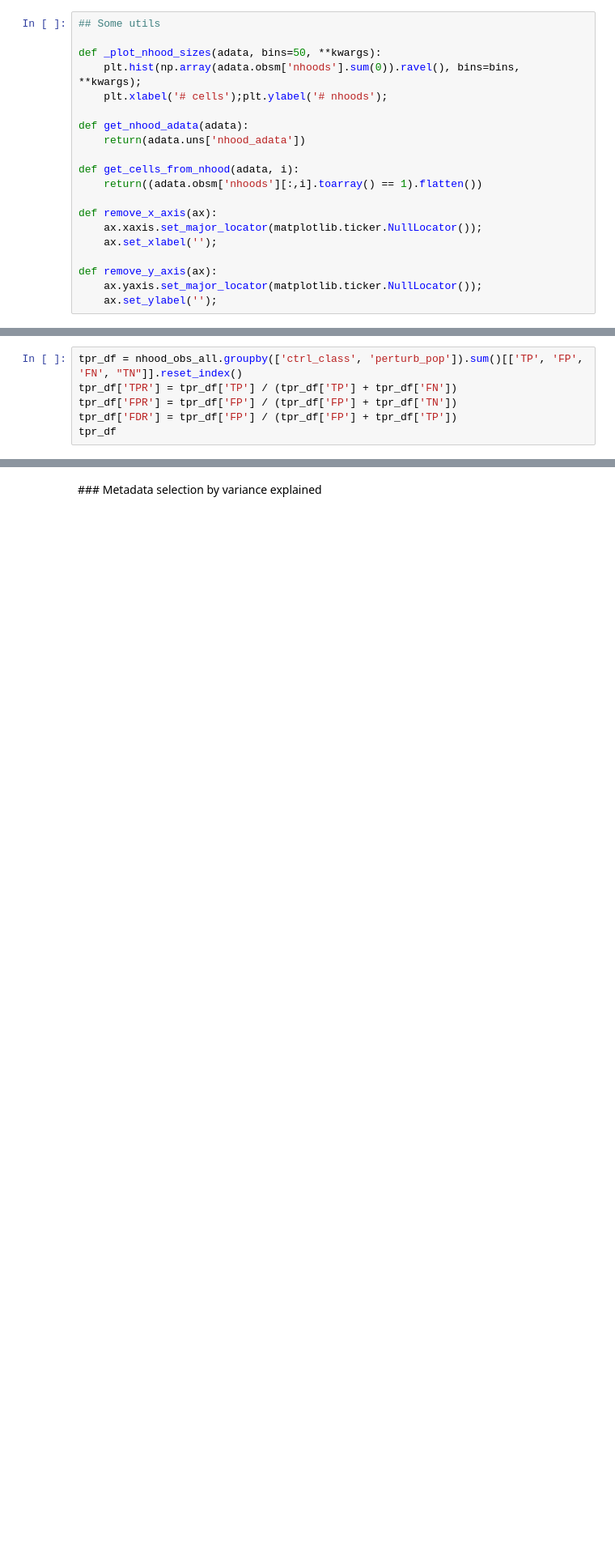
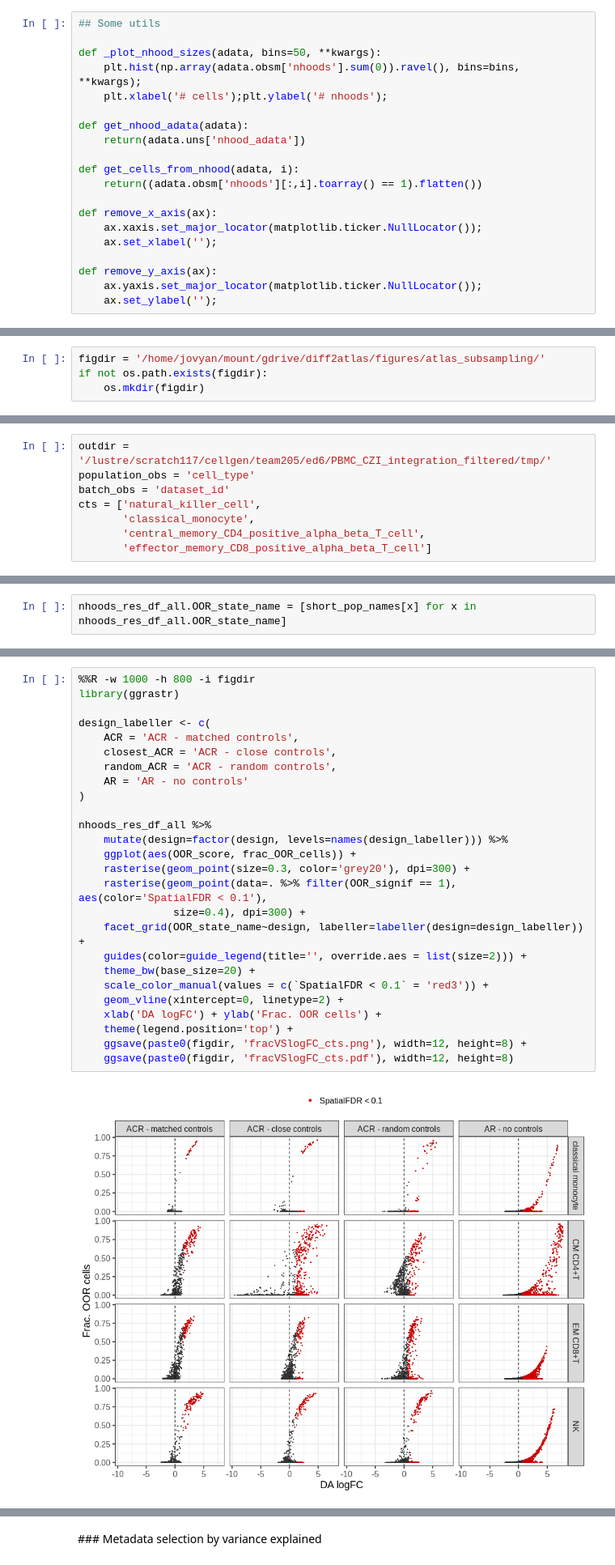
Before and after one commit to MarioniLab/oor_design_reproducibility, a Jupyter notebook: notebooks/PBMC_sample_similarity.ipynb, the cells around one changed output, grey strips where cells are left out. Shown at 81% size. Saved outputs shown, nothing was run; the diff lists cells and outputs as text; blank space fills up the shorter version.

```diff
--- a/notebooks/PBMC_sample_similarity.ipynb
+++ b/notebooks/PBMC_sample_similarity.ipynb
@@ -662,6 +56,0 @@ nhood_obs_all['TN'] = (~nhood_obs_all['pred_positive']) & (~nhood_obs_all['is_pe
-# %%
-tpr_df = nhood_obs_all.groupby(['ctrl_class', 'perturb_pop']).sum()[['TP', 'FP', 'FN', "TN"]].reset_index()
-tpr_df['TPR'] = tpr_df['TP'] / (tpr_df['TP'] + tpr_df['FN'])
-tpr_df['FPR'] = tpr_df['FP'] / (tpr_df['FP'] + tpr_df['TN'])
-tpr_df['FDR'] = tpr_df['FP'] / (tpr_df['FP'] + tpr_df['TP'])
-tpr_df
@@ -737,0 +57,4 @@ nhood_obs_all[nhood_obs_all.ctrl_class == d].dropna()[['ctrl_class', 'perturb_po
+# %%
+figdir = '/home/jovyan/mount/gdrive/diff2atlas/figures/atlas_subsampling/'
+if not os.path.exists(figdir):
+    os.mkdir(figdir)
@@ -737,0 +157,8 @@ nhood_obs_all[nhood_obs_all.ctrl_class == d].dropna()[['ctrl_class', 'perturb_po
+# %%
+outdir = '/lustre/scratch117/cellgen/team205/ed6/PBMC_CZI_integration_filtered/tmp/'
+population_obs = 'cell_type'
+batch_obs = 'dataset_id'
+cts = ['natural_killer_cell',
+       'classical_monocyte',
+       'central_memory_CD4_positive_alpha_beta_T_cell',
+       'effector_memory_CD8_positive_alpha_beta_T_cell']
@@ -737,0 +199,2 @@ nhood_obs_all[nhood_obs_all.ctrl_class == d].dropna()[['ctrl_class', 'perturb_po
+# %%
+nhoods_res_df_all.OOR_state_name = [short_pop_names[x] for x in nhoods_res_df_all.OOR_state_name]
@@ -737,0 +222,28 @@ nhood_obs_all[nhood_obs_all.ctrl_class == d].dropna()[['ctrl_class', 'perturb_po
+# %%
+%%R -w 1000 -h 800 -i figdir
+library(ggrastr)
+
+design_labeller <- c(
+    ACR = 'ACR - matched controls',
+    closest_ACR = 'ACR - close controls',
+    random_ACR = 'ACR - random controls',
+    AR = 'AR - no controls'
+)
+
+nhoods_res_df_all %>%
+    mutate(design=factor(design, levels=names(design_labeller))) %>%
+    ggplot(aes(OOR_score, frac_OOR_cells)) +
+    rasterise(geom_point(size=0.3, color='grey20'), dpi=300) +
+    rasterise(geom_point(data=. %>% filter(OOR_signif == 1), aes(color='SpatialFDR < 0.1'),
+               size=0.4), dpi=300) +
+    facet_grid(OOR_state_name~design, labeller=labeller(design=design_labeller)) +
+    guides(color=guide_legend(title='', override.aes = list(size=2))) +
+    theme_bw(base_size=20) +
+    scale_color_manual(values = c(`SpatialFDR < 0.1` = 'red3')) +
+    geom_vline(xintercept=0, linetype=2) +
+    xlab('DA logFC') + ylab('Frac. OOR cells') +
+    theme(legend.position='top') +
+    ggsave(paste0(figdir, 'fracVSlogFC_cts.png'), width=12, height=8) +
+    ggsave(paste0(figdir, 'fracVSlogFC_cts.pdf'), width=12, height=8)
+# %% [output]
+[figure, added]
```
Also changed, not shown: parts of 68 cells of this notebook, 24 other files.
